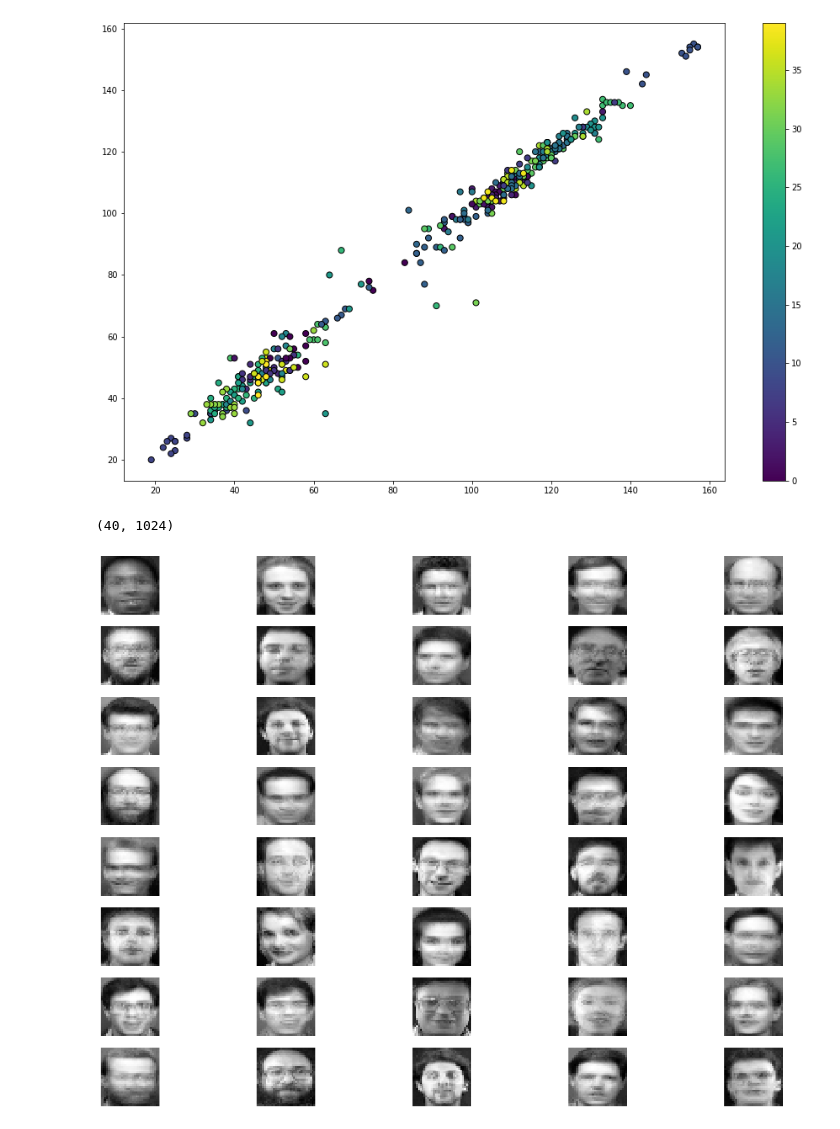
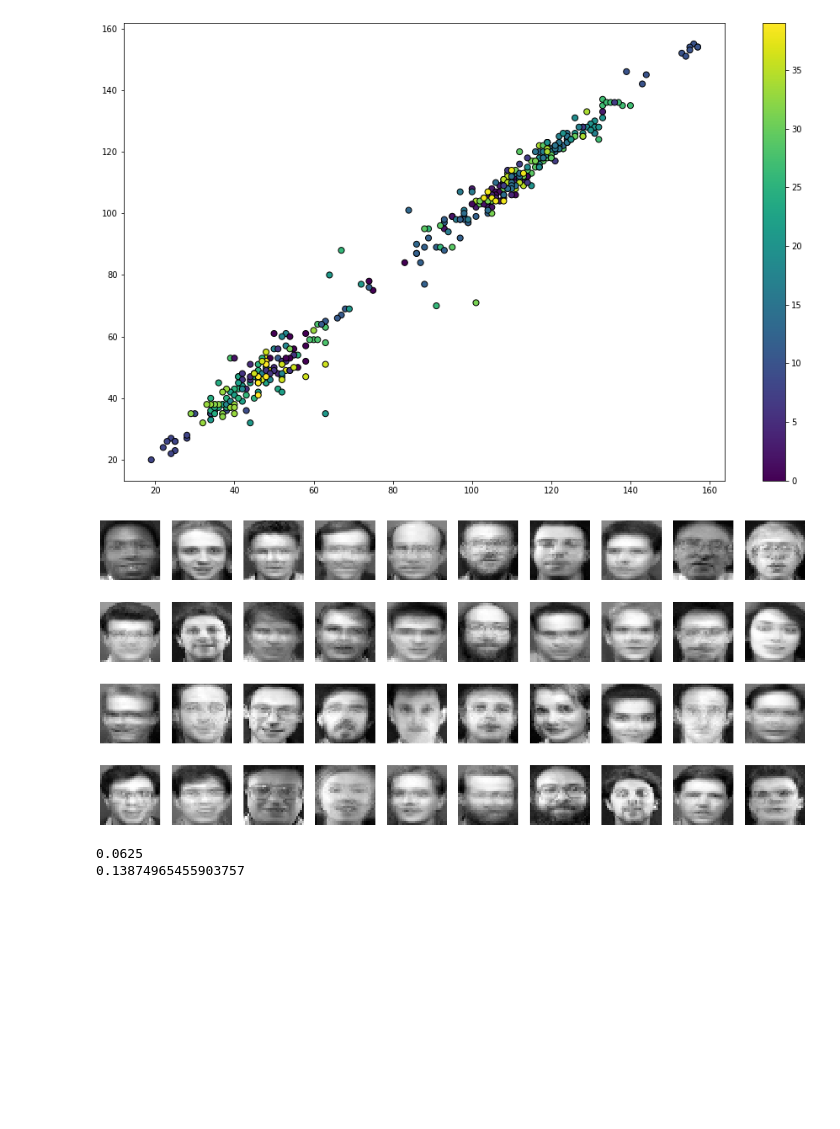
Before and after one commit to raffidil/data-mining-projects, a Jupyter notebook: k_means_practice/HW4.ipynb, the cells around one changed output. Drawn from its saved outputs; the diff is of its cells as text; code cells hidden in the pictures; blank space fills up the shorter version.

Commit message:
sillhouete score and accuracy metrics added

```diff
--- a/k_means_practice/HW4.ipynb
+++ b/k_means_practice/HW4.ipynb
@@ -147,12 +147,11 @@ plt.show()
 [figure]
 # %%
 # visualize the cluster centers
-fig = plt.figure(figsize=(20, 15))
+fig = plt.figure(figsize=(22,10))
 for i in range(40):
-    ax = fig.add_subplot(8, 5, 1 + i)
+    ax = fig.add_subplot(4,10, 1 + i)
     ax.imshow(kmeans.cluster_centers_[i].reshape((32,32)), cmap=plt.cm.gray)
     ax.grid(False)
     ax.axis('off')
 # %% [output]
-(40, 1024)
-[figure, old version]
+[figure, new version]
@@ -158,0 +164,7 @@ for i in range(40):
+# %%
+print(score)
+#print(sil_sam)
+print(sil_sco)
+# %% [output]
+0.0625
+0.13874965455903757
```
Also changed, not shown: parts of 1 cell of this notebook.
